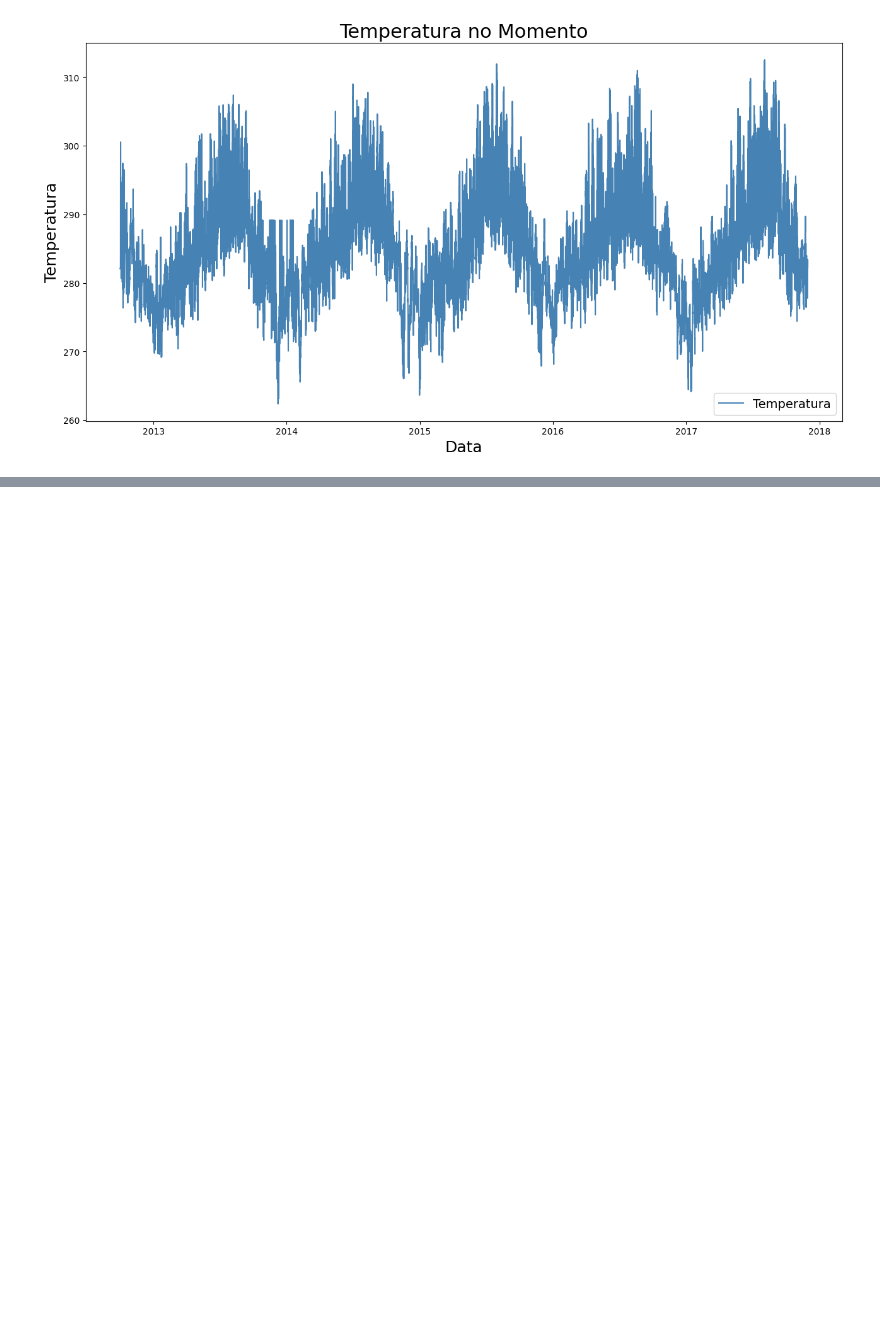
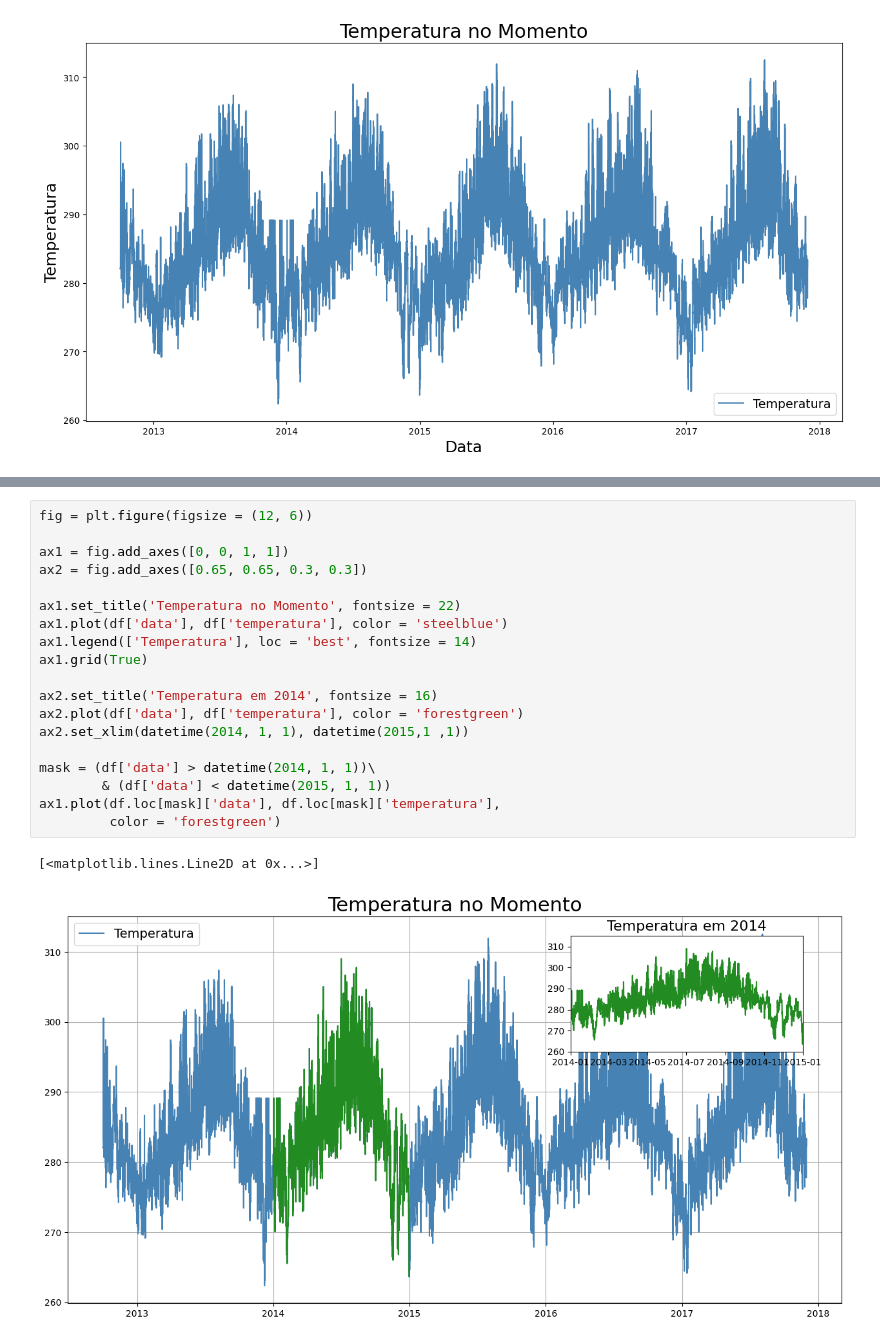
Before and after one commit to edupmon/alura, a Jupyter notebook: data-science/data-viz-matplotlib/data-viz-matplotlib.ipynb, the cells around one changed output, grey strips where cells are left out. Drawn from its saved outputs; the diff is of its cells as text; blank space fills up the shorter version.

```diff
--- a/data-science/data-viz-matplotlib/data-viz-matplotlib.ipynb
+++ b/data-science/data-viz-matplotlib/data-viz-matplotlib.ipynb
@@ -46,0 +62,22 @@ ax.legend(['Temperatura'], loc = 'lower right', fontsize = 14)
+# %%
+fig = plt.figure(figsize = (12, 6))
+
+ax1 = fig.add_axes([0, 0, 1, 1])
+ax2 = fig.add_axes([0.65, 0.65, 0.3, 0.3])
+
+ax1.set_title('Temperatura no Momento', fontsize = 22)
+ax1.plot(df['data'], df['temperatura'], color = 'steelblue')
+ax1.legend(['Temperatura'], loc = 'best', fontsize = 14)
+ax1.grid(True)
+
+ax2.set_title('Temperatura em 2014', fontsize = 16)
+ax2.plot(df['data'], df['temperatura'], color = 'forestgreen')
+ax2.set_xlim(datetime(2014, 1, 1), datetime(2015,1 ,1))
+
+mask = (df['data'] > datetime(2014, 1, 1))\
+        & (df['data'] < datetime(2015, 1, 1))
+ax1.plot(df.loc[mask]['data'], df.loc[mask]['temperatura'],
+         color = 'forestgreen')
+# %% [output]
+[<matplotlib.lines.Line2D at 0x...>]
+[figure, added]
```
Also changed, not shown: parts of 2 cells of this notebook.
